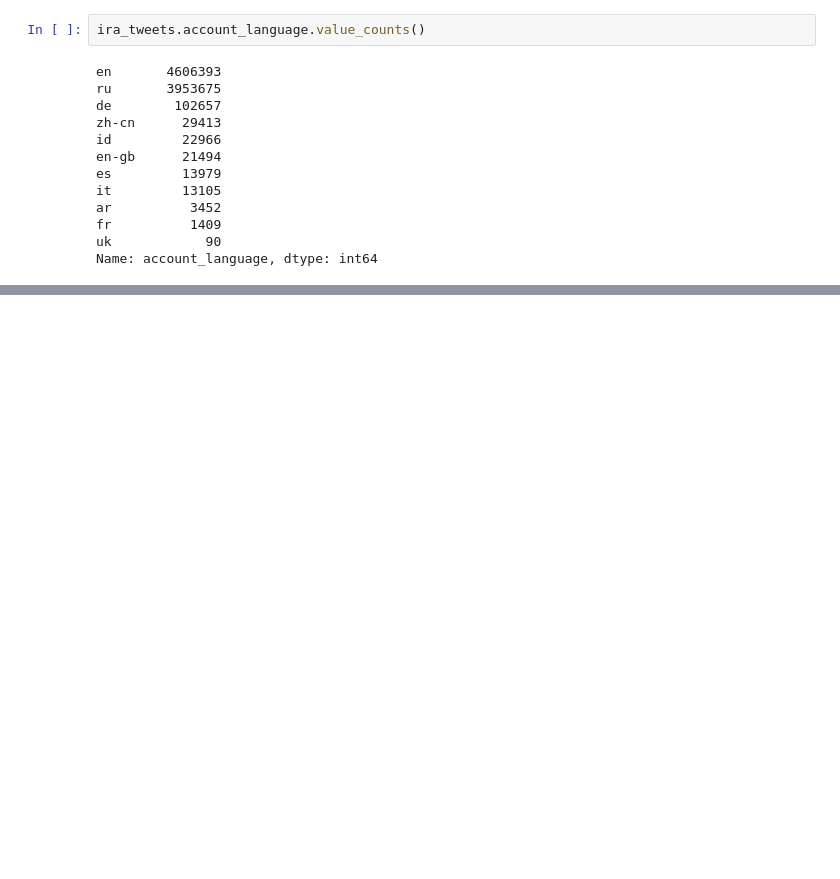
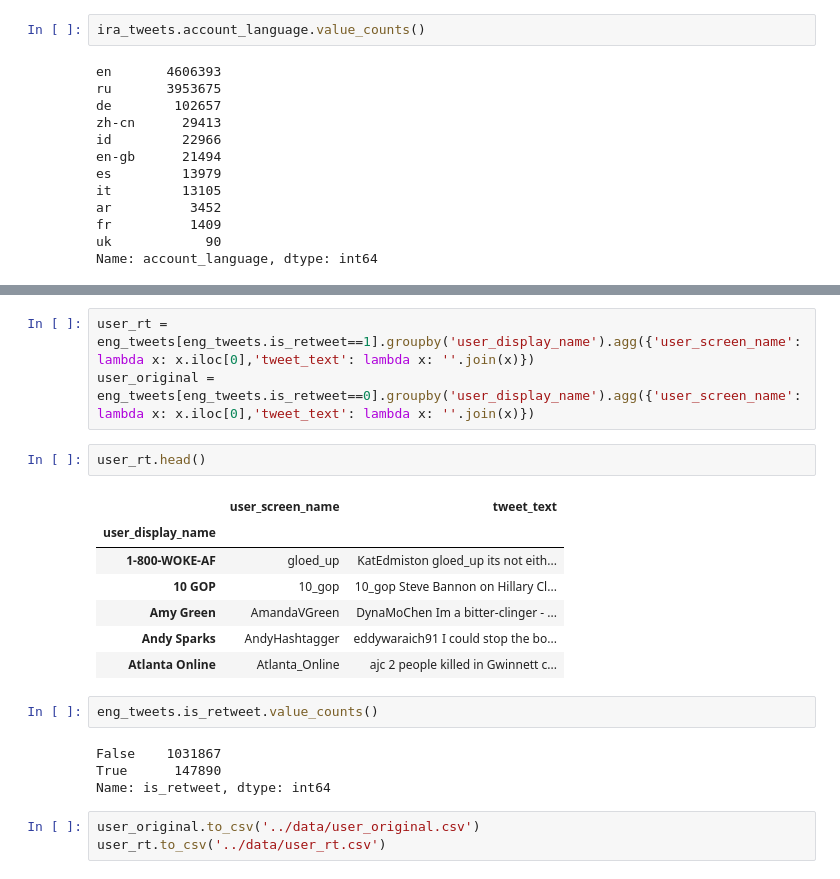
Before and after one commit to gcdunn/twitter-sockpuppet-nlp, a Jupyter notebook: Cleaning-EDA-Twitter-1.ipynb, the cells around one changed output, grey strips where cells are left out. Drawn from its saved outputs; the diff is of its cells as text; blank space fills up the shorter version.

```diff
--- a/Cleaning-EDA-Twitter-1.ipynb
+++ b/Cleaning-EDA-Twitter-1.ipynb
@@ -115,0 +237,22 @@ ax.set_xlim(datetime.date(2014, 4, 1), datetime.date(2018, 4, 1))
+# %%
+user_rt = eng_tweets[eng_tweets.is_retweet==1].groupby('user_display_name').agg({'user_screen_name': lambda x: x.iloc[0],'tweet_text': lambda x: ''.join(x)})
+user_original = eng_tweets[eng_tweets.is_retweet==0].groupby('user_display_name').agg({'user_screen_name': lambda x: x.iloc[0],'tweet_text': lambda x: ''.join(x)})
+# %%
+user_rt.head()
+# %% [output]
+|  | user_screen_name | tweet_text |
+| user_display_name |  |  |
+| 1-800-WOKE-AF | gloed_up | KatEdmiston gloed_up its not eith... |
+| 10 GOP | 10_gop | 10_gop Steve Bannon on Hillary Cl... |
+| Amy Green | AmandaVGreen | DynaMoChen Im a bitter-clinger - ... |
+| Andy Sparks | AndyHashtagger | eddywaraich91 I could stop the bo... |
+| Atlanta Online | Atlanta_Online | ajc 2 people killed in Gwinnett c... |
+# %%
+eng_tweets.is_retweet.value_counts()
+# %% [output]
+False    1031867
+True      147890
+Name: is_retweet, dtype: int64
+# %%
+user_original.to_csv('../data/user_original.csv')
+user_rt.to_csv('../data/user_rt.csv')
```
Also changed, not shown: parts of 37 cells of this notebook.
